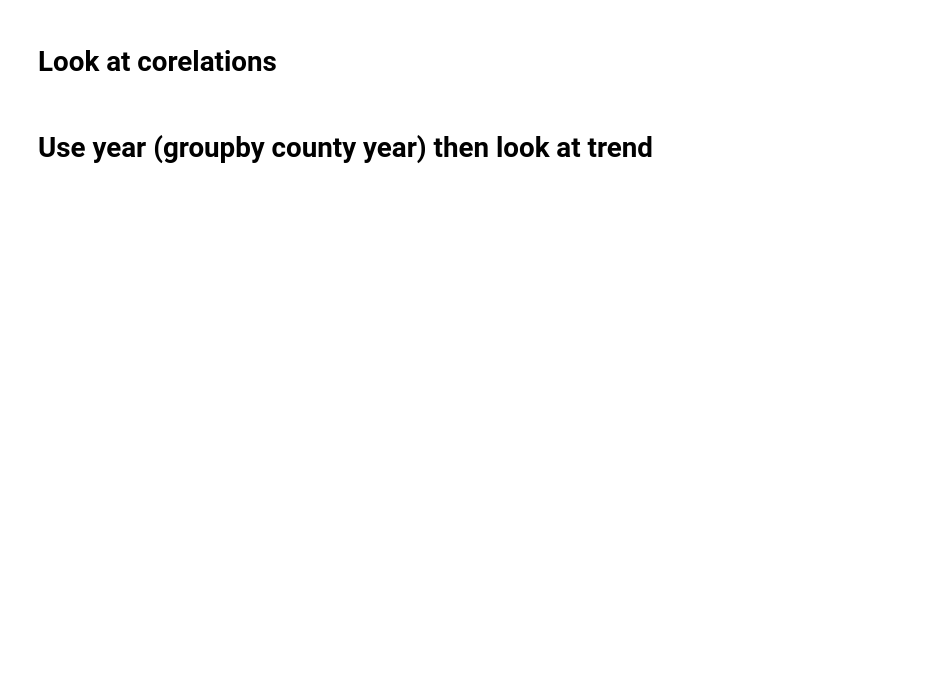
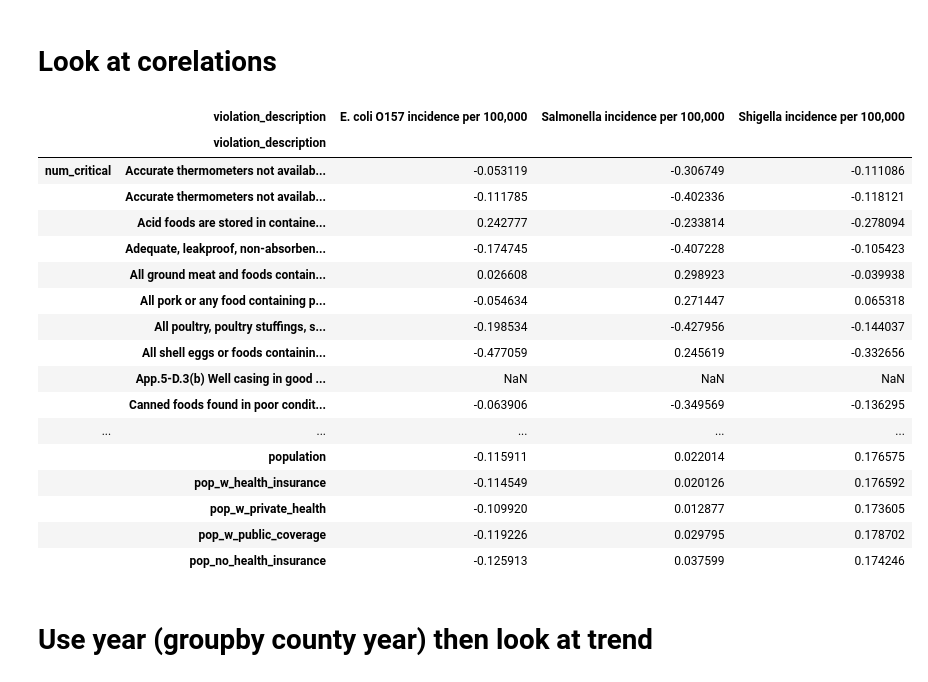
Before and after one commit to NicolasFerland/Citadel, a Jupyter notebook: Nicolas.ipynb, the cells around one changed output. Saved outputs shown, nothing was run; the diff lists cells and outputs as text; code cells hidden in the pictures; blank space fills up the shorter version.

```diff
--- a/Nicolas.ipynb
+++ b/Nicolas.ipynb
@@ -560,0 +570,6 @@ food_establishment_inspections_pivot
+# %%
+demographics_county = pd.concat([demographics_county], axis=1, keys=['demographics_county'])
+
+merge_df2 = food_establishment_inspections_pivot.join(community_health_pivot).join(demographics_county)
+merge_df2.to_csv('merged2.csv')
+merge_df2
@@ -569,2 +594,24 @@ community_health_pivot
+# %%
+corr_rate = merge_df2.corr()['precent_or_rate']
+corr_rate
+# %% [output]
+|  | violation_description | E. coli O157 incidence per 100,000 | Salmonella incidence per 100,000 | Shigella incidence per 100,000 |
+|  | violation_description |  |  |  |
+| num_critical | Accurate thermometers not availab... | -0.053119 | -0.306749 | -0.111086 |
+|  | Accurate thermometers not availab... | -0.111785 | -0.402336 | -0.118121 |
+|  | Acid foods are stored in containe... | 0.242777 | -0.233814 | -0.278094 |
+|  | Adequate, leakproof, non-absorben... | -0.174745 | -0.407228 | -0.105423 |
+|  | All ground meat and foods contain... | 0.026608 | 0.298923 | -0.039938 |
+|  | All pork or any food containing p... | -0.054634 | 0.271447 | 0.065318 |
+|  | All poultry, poultry stuffings, s... | -0.198534 | -0.427956 | -0.144037 |
+|  | All shell eggs or foods containin... | -0.477059 | 0.245619 | -0.332656 |
+|  | App.5-D.3(b) Well casing in good ... | NaN | NaN | NaN |
+|  | Canned foods found in poor condit... | -0.063906 | -0.349569 | -0.136295 |
+| ... | ... | ... | ... | ... |
+|  | population | -0.115911 | 0.022014 | 0.176575 |
+|  | pop_w_health_insurance | -0.114549 | 0.020126 | 0.176592 |
+|  | pop_w_private_health | -0.109920 | 0.012877 | 0.173605 |
+|  | pop_w_public_coverage | -0.119226 | 0.029795 | 0.178702 |
+|  | pop_no_health_insurance | -0.125913 | 0.037599 | 0.174246 |
 # %% [markdown]
 # Use year (groupby county year) then look at trend
```
Also changed, not shown: parts of 5 cells of this notebook, 1 other file.
